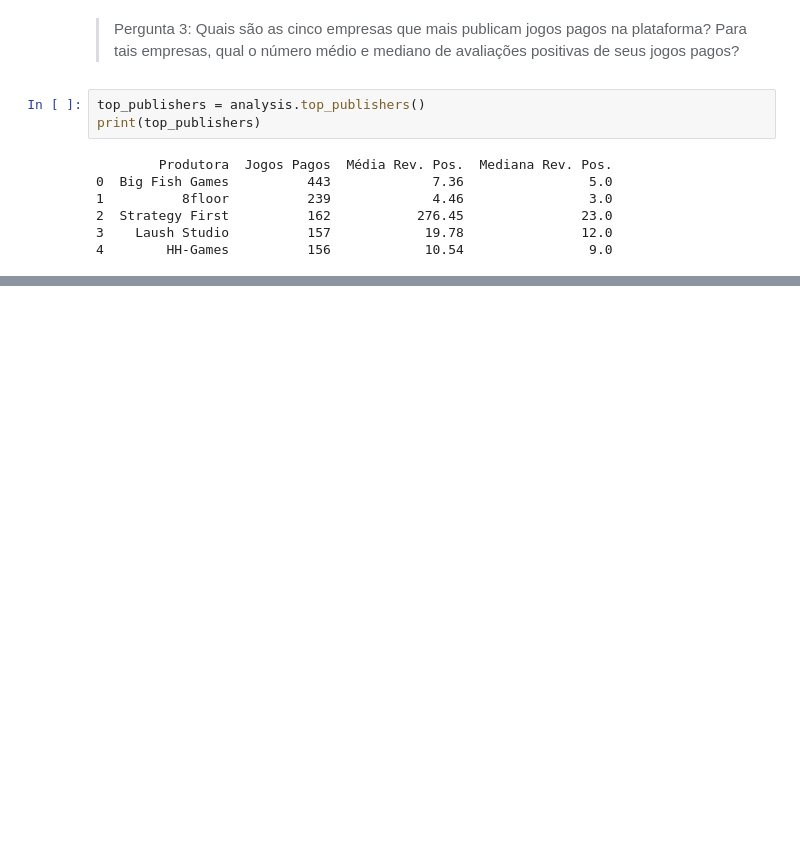
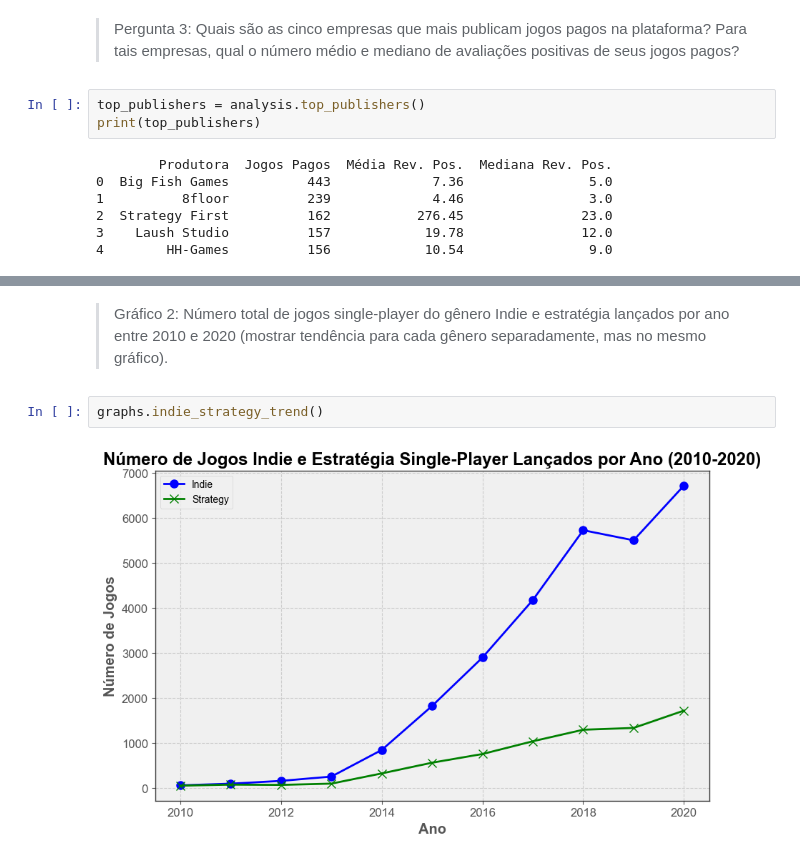
Before and after one commit to rafaehlers/python_oop_fase1, a Jupyter notebook: fase2.ipynb, the cells around one changed output, grey strips where cells are left out. Saved outputs shown, nothing was run; the diff lists cells and outputs as text; blank space fills up the shorter version.

```diff
--- a/fase2.ipynb
+++ b/fase2.ipynb
@@ -214,0 +434,6 @@ print(top_publishers)
+# %% [markdown]
+>Gráfico 2: Número total de jogos single-player do gênero Indie e estratégia lançados por ano entre 2010 e 2020 (mostrar tendência para cada gênero separadamente, mas no mesmo gráfico).
+# %%
+graphs.indie_strategy_trend()
+# %% [output]
+[figure, added]
```
Also changed, not shown: parts of 26 cells of this notebook.
